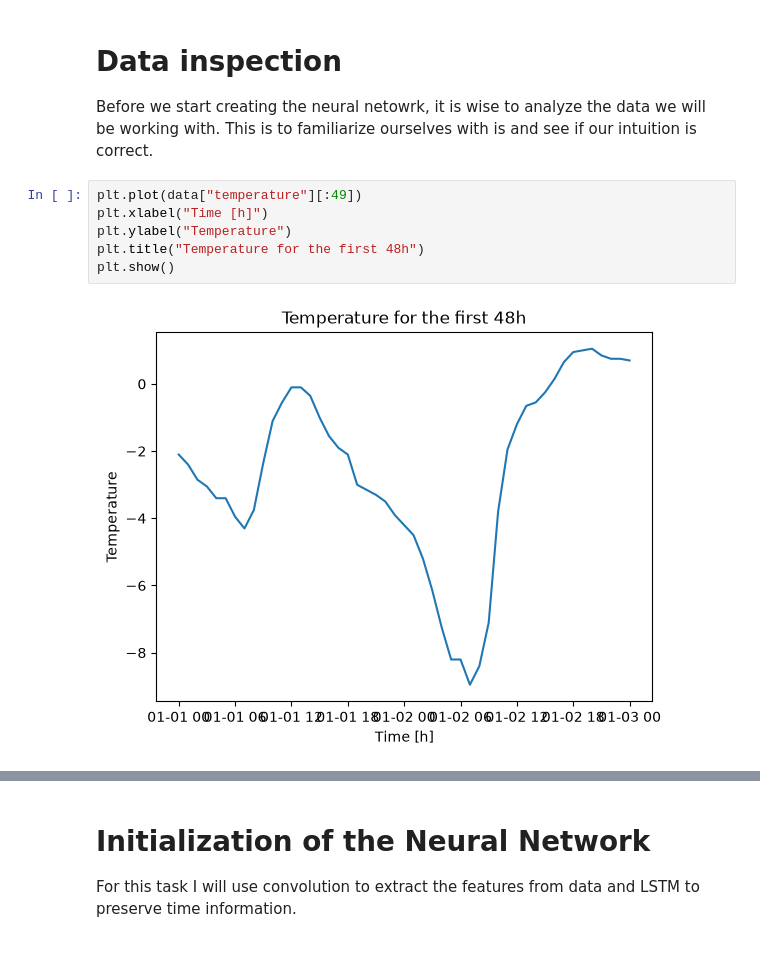
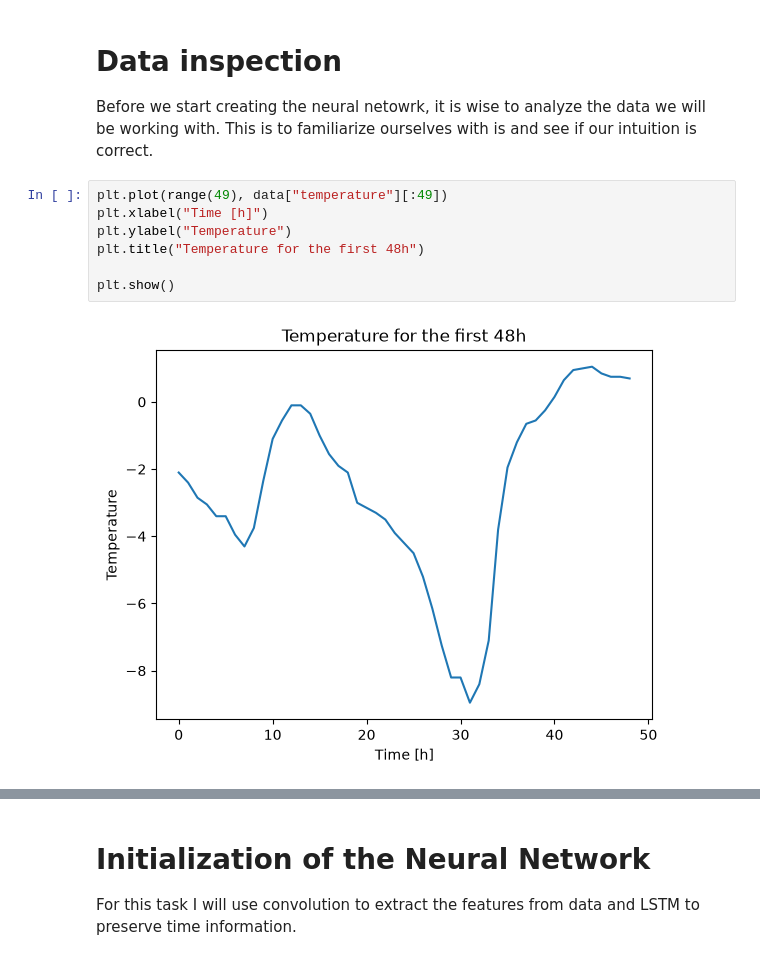
Before and after one commit to Kubel259/Weather-Prediciton, a Jupyter notebook: main.ipynb, the cells around one changed output, grey strips where cells are left out. Cells and saved outputs as stored; diff of their text form.

```diff
--- a/main.ipynb
+++ b/main.ipynb
@@ -84,11 +100,12 @@ Coordinates: 51.77504348754883 18.065692901611328
 # Data inspection
 Before we start creating the neural netowrk, it is wise to analyze the data we will be working with. This is to familiarize ourselves with is and see if our intuition is correct.
 # %%
-plt.plot(data["temperature"][:49])
+plt.plot(range(49), data["temperature"][:49])
 plt.xlabel("Time [h]")
 plt.ylabel("Temperature")
 plt.title("Temperature for the first 48h")
+
 plt.show()
 # %% [output]
-[figure, old version]
+[figure, new version]
 # %%
```
Also changed, not shown: parts of 11 cells of this notebook, 1 other file.
